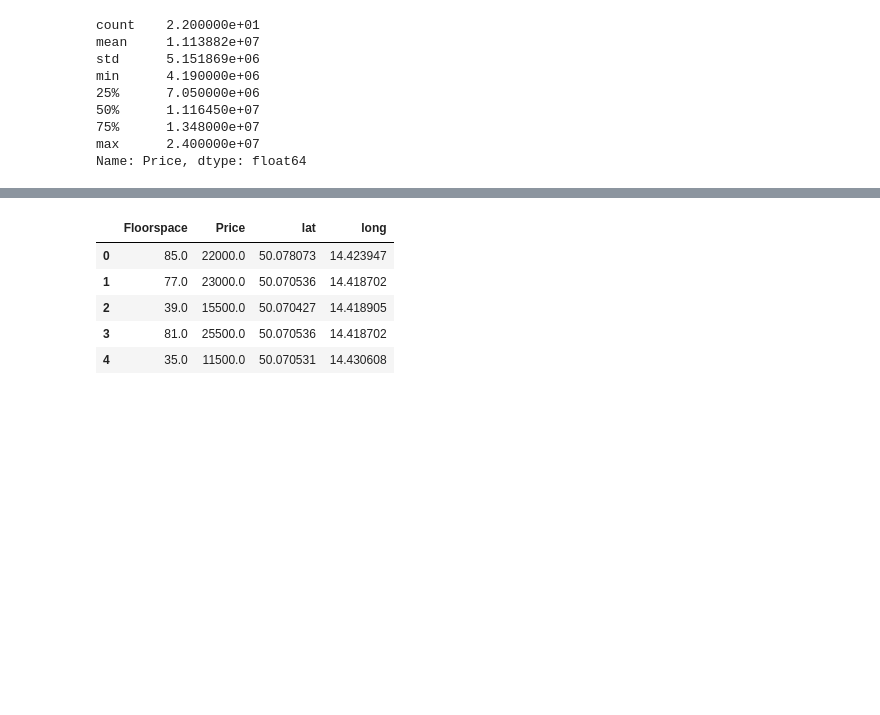
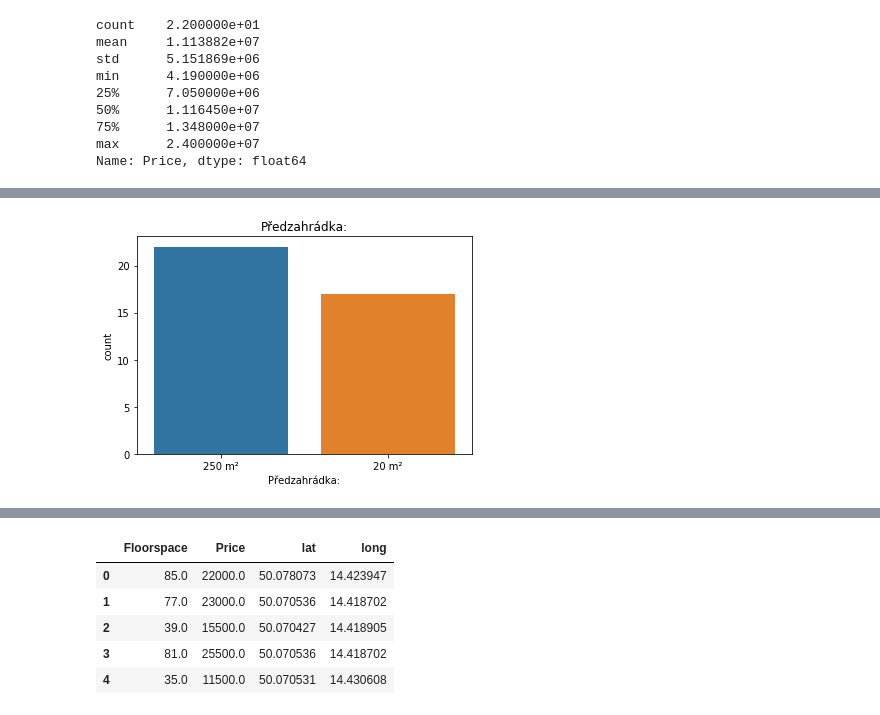
Before and after one commit to luutomas/PythonProject, a Jupyter notebook: Project_str.ipynb, the cells around one changed output, grey strips where cells are left out. Drawn from its saved outputs; the diff is of its cells as text; code cells hidden in the pictures; blank space fills up the shorter version.

```diff
--- a/Project_str.ipynb
+++ b/Project_str.ipynb
@@ -449,0 +473,6 @@ Name: Price, dtype: float64
+# %%
+list(NM_sale.columns)
+for i in list(NM_sale.columns):
+    sns.countplot(NM_sale[i]).set_title(i)
+# %% [output]
+[figure, added]
```
Also changed, not shown: parts of 6 cells of this notebook.
